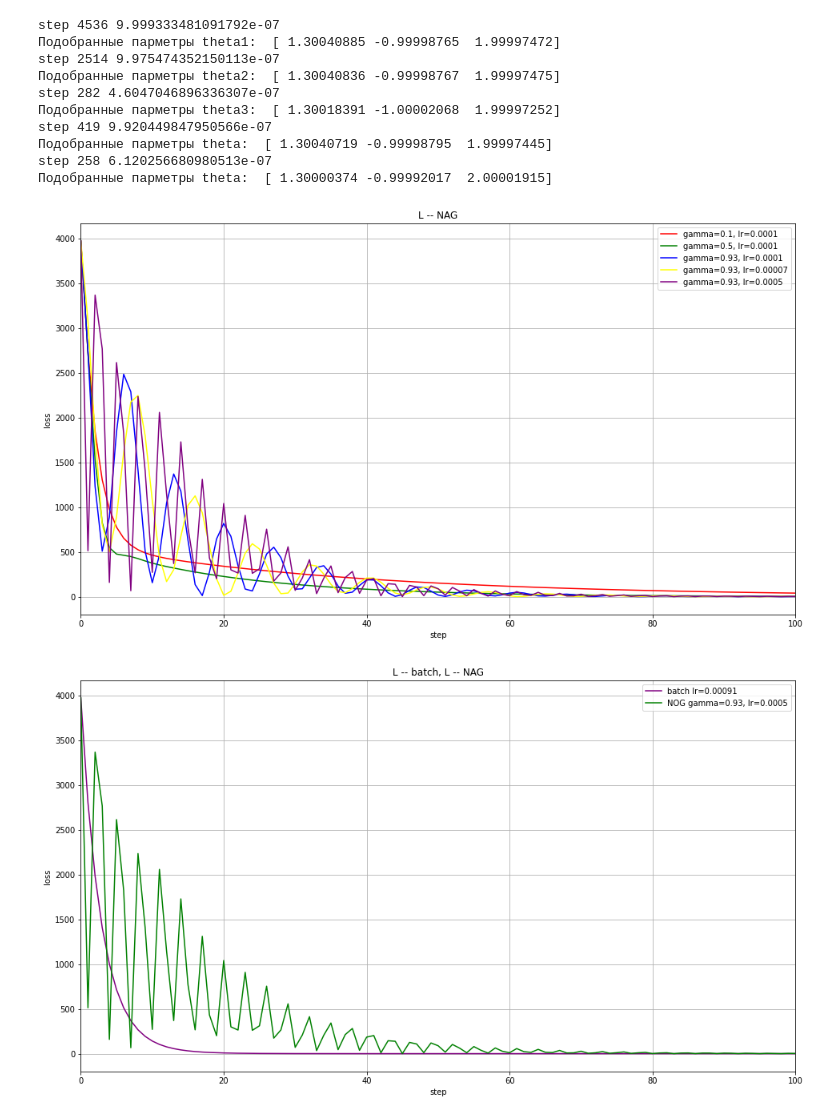
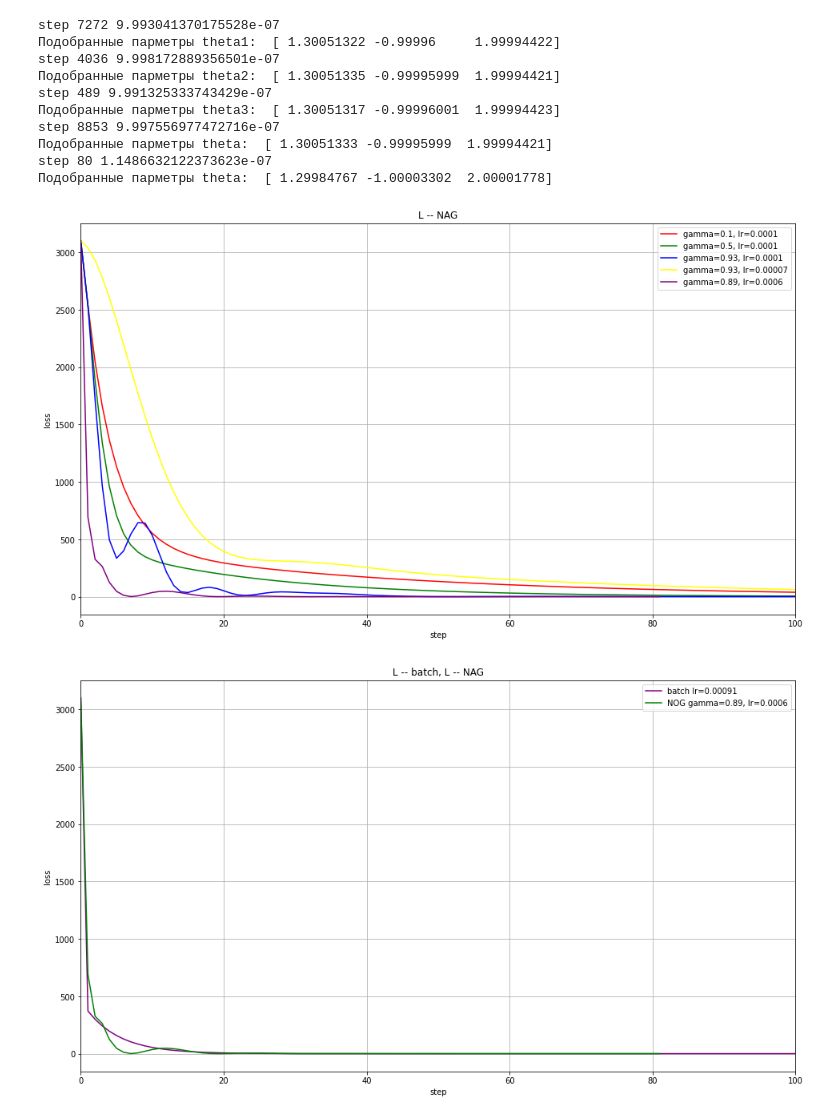
Before and after one commit to ivanov17andrey/nag_batch, a Jupyter notebook: NAG_BATCH.ipynb, the cells around one changed output. Saved outputs shown, nothing was run; the diff lists cells and outputs as text; code cells hidden in the pictures.

```diff
--- a/NAG_BATCH.ipynb
+++ b/NAG_BATCH.ipynb
@@ -99,7 +99,7 @@ def NAG(theta, e=1e-6, gamma=0.9, lr=0.0001, n=10000):
     v_history = [np.array([0, 0, 0])]
 
     for i in range(n):
-        v = gamma*v_history[-1] + lr*gradL(_theta, x, y)
+        v = gamma*v_history[-1] + lr*gradL(_theta - gamma*v_history[-1], x, y)
         _theta -= v
         loss.append(L(_theta, x, y))
         v_history.append(v)
@@ -119,45 +119,45 @@ print('Подобранные парметры theta2: ', theta2)
 theta3, loss_NAG3, v_history3, n3 = NAG(theta_init, gamma=0.93, lr=0.0001)
 steps_arr_NAG3 = list(range(len(loss_NAG3)))
 print('Подобранные парметры theta3: ', theta3)
-theta4, loss_NAG4, v_history4, n4 = NAG(theta_init, gamma=0.93, lr=0.00007)
+theta4, loss_NAG4, v_history4, n4 = NAG(theta_init, gamma=0.89, lr=0.00001)
 steps_arr_NAG4 = list(range(len(loss_NAG4)))
 print('Подобранные парметры theta: ', theta4)
-theta5, loss_NAG5, v_history5, n5 = NAG(theta_init, gamma=0.93, lr=0.0005)
+theta5, loss_NAG5, v_history5, n5 = NAG(theta_init, gamma=0.89, lr=0.0006)
 steps_arr_NAG5 = list(range(len(loss_NAG5)))
 print('Подобранные парметры theta: ', theta5)
 # %% [output]
-step 4536 9.999333481091792e-07
-Подобранные парметры theta1:  [ 1.30040885 -0.99998765  1.99997472]
-step 2514 9.975474352150113e-07
-Подобранные парметры theta2:  [ 1.30040836 -0.99998767  1.99997475]
-step 282 4.6047046896336307e-07
-Подобранные парметры theta3:  [ 1.30018391 -1.00002068  1.99997252]
-step 419 9.920449847950566e-07
-Подобранные парметры theta:  [ 1.30040719 -0.99998795  1.99997445]
-step 258 6.120256680980513e-07
-Подобранные парметры theta:  [ 1.30000374 -0.99992017  2.00001915]
+step 7272 9.993041370175528e-07
+Подобранные парметры theta1:  [ 1.30051322 -0.99996     1.99994422]
+step 4036 9.998172889356501e-07
+Подобранные парметры theta2:  [ 1.30051335 -0.99995999  1.99994421]
+step 489 9.991325333743429e-07
+Подобранные парметры theta3:  [ 1.30051317 -0.99996001  1.99994423]
+step 8853 9.997556977472716e-07
+Подобранные парметры theta:  [ 1.30051333 -0.99995999  1.99994421]
+step 80 1.1486632122373623e-07
+Подобранные парметры theta:  [ 1.29984767 -1.00003302  2.00001778]
 # %%
 fig, axx = plt.subplots(figsize=(16,9))
 axx.plot(steps_arr_NAG1, loss_NAG1, label='gamma=0.1, lr=0.0001', color='red')
 axx.plot(steps_arr_NAG2, loss_NAG2, label='gamma=0.5, lr=0.0001', color='green')
 axx.plot(steps_arr_NAG3, loss_NAG3, label='gamma=0.93, lr=0.0001', color='blue')
 axx.plot(steps_arr_NAG4, loss_NAG4, label='gamma=0.93, lr=0.00007', color='yellow')
-axx.plot(steps_arr_NAG5, loss_NAG5, label='gamma=0.93, lr=0.0005', color='purple')
+axx.plot(steps_arr_NAG5, loss_NAG5, label='gamma=0.89, lr=0.0006', color='purple')
 
 axx.grid()
 # plt.ylim(top=100, bottom=0)
 plt.xlim(left=0, right=100)
 plt.title('L -- NAG')
 plt.legend()
 axx.set_xlabel('step')
 axx.set_ylabel('loss')
 plt.show()
 # %% [output]
-[figure, old version]
+[figure, new version]
 # %%
 fig, axxx = plt.subplots(figsize=(16,9))
 axxx.plot(steps_arr5, loss_batch5, label='batch lr=0.00091', color='purple')
-axxx.plot(steps_arr_NAG5, loss_NAG5, label='NOG gamma=0.93, lr=0.0005', color='green')
+axxx.plot(steps_arr_NAG5, loss_NAG5, label='NOG gamma=0.89, lr=0.0006', color='green')
 axxx.grid()
 plt.xlim(left=0, right=100)
 plt.title('L -- batch, L -- NAG')
@@ -166,7 +166,7 @@ axxx.set_xlabel('step')
 axxx.set_ylabel('loss')
 plt.show()
 # %% [output]
-[figure, old version]
+[figure, new version]
 # %%
 m = 7
 x = np.random.uniform(low=-5, high=5, size=m)
```
Also changed, not shown: parts of 5 cells of this notebook.
